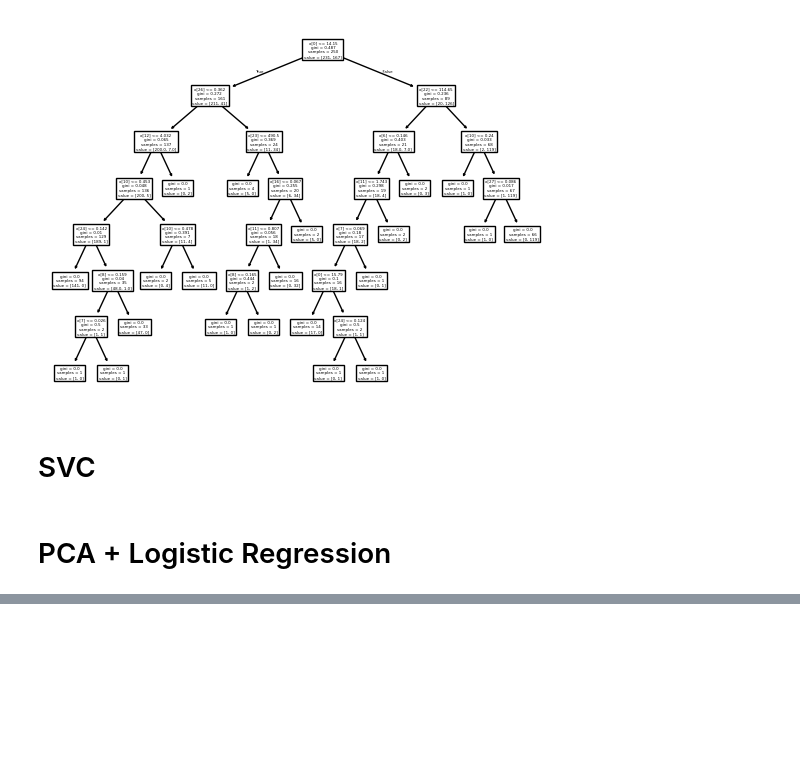
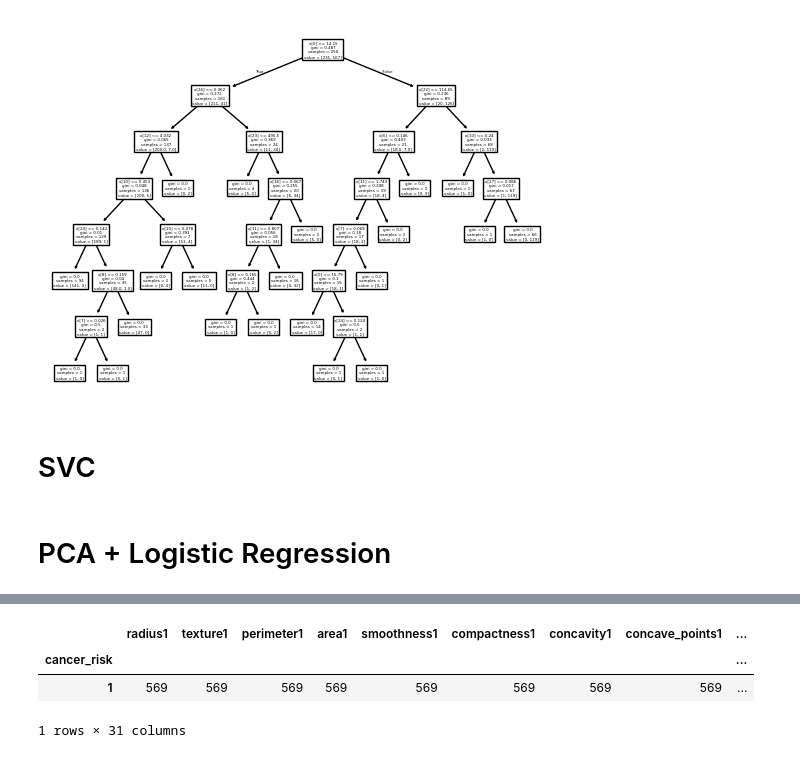
Before and after one commit to Acheedella1/Final-Project, a Jupyter notebook: Preprocessing/models.ipynb, the cells around one changed output, grey strips where cells are left out. Cells and saved outputs as stored; diff of their text form; code cells hidden in the pictures; blank space fills up the shorter version.

```diff
--- a/Preprocessing/models.ipynb
+++ b/Preprocessing/models.ipynb
@@ -207,0 +238,8 @@ Please also refer to the documentation for alternative solver options:
+# %%
+agg_X = X_with_score.groupby('cancer_risk').count()
+agg_X
+# %% [output]
+|  | radius1 | texture1 | perimeter1 | area1 | smoothness1 | compactness1 | concavity1 | concave_points1 | ... |
+| cancer_risk |  |  |  |  |  |  |  |  | ... |
+| 1 | 569 | 569 | 569 | 569 | 569 | 569 | 569 | 569 | ... |
+1 rows × 31 columns
```
Also changed, not shown: parts of 8 cells of this notebook.
